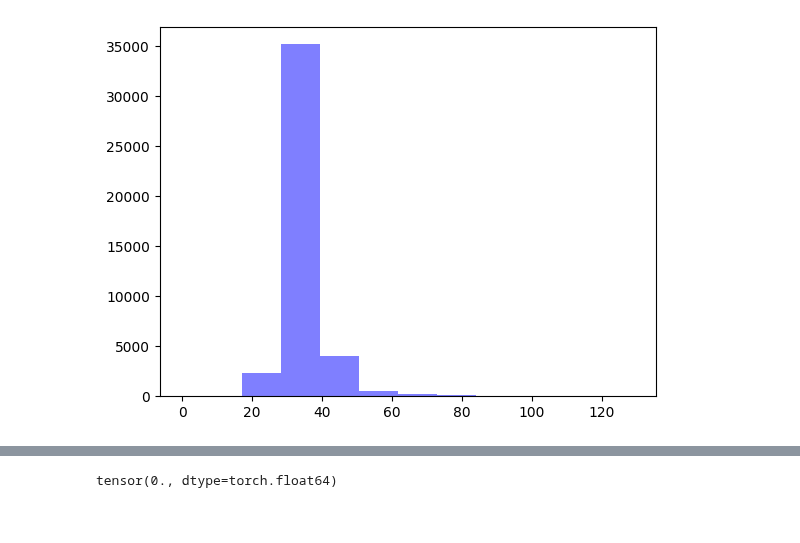
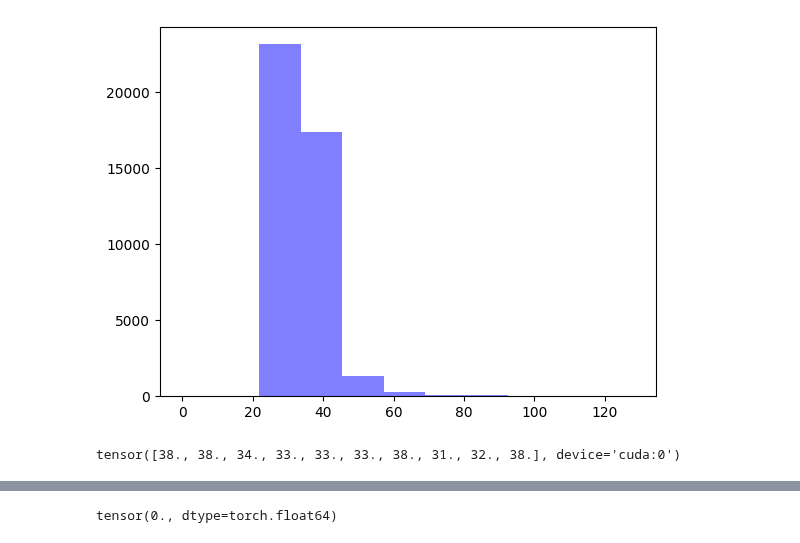
Before and after one commit to sharedw/NFL_sim, a Jupyter notebook: nn_models.ipynb, the cells around one changed output, grey strips where cells are left out. Saved outputs shown, nothing was run; the diff lists cells and outputs as text; code cells hidden in the pictures.

```diff
--- a/nn_models.ipynb
+++ b/nn_models.ipynb
@@ -80,8 +114,8 @@ game_context_cols = [
     "posteam_score",
     "defteam_score",
     "score_differential",
-    'quarter_seconds_remaining',
-    'half_seconds_remaining',
+    #'quarter_seconds_remaining',
+    #'half_seconds_remaining',
     'game_seconds_remaining',
     "wind",
     "temp",
@@ -118,5 +233,5 @@ dtype: int64
 # %%
-X = torch.Tensor((rushes[rush_yards_cols].values))
-y = torch.tensor(rushes['yards_shifted'].astype(int).values, dtype=torch.long)
+X = rushes[rush_yards_cols]
+y = rushes['yards_shifted']
 obs = len(X)
 num_feats = len(rush_yards_cols)
@@ -142,0 +238,9 @@ class WithDropout(nn.Module):
+# %%
+X_cat = torch.tensor(X[cat_columns].values, dtype=torch.int32)
+X_cont = torch.tensor(X[cont_columns].values, dtype=torch.float32)
+
+def get_sample(num_samples):
+    idx = np.random.randint(0,len(X_cat), num_samples)
+    return (X_cat[idx], X_cont[idx])
+
+get_sample(2)
@@ -142,0 +258,16 @@ class WithDropout(nn.Module):
+# %%
+model = FTTransformer(
+    categories = (4, 2),      # tuple containing the number of unique values within each category
+    num_continuous = 15,                # number of continuous values
+    dim = 32,                           # dimension, paper set at 32
+    dim_out = 130,                        # binary prediction, but could be anything
+    depth = 6,                          # depth, paper recommended 6
+    heads = 8,                          # heads, paper recommends 8
+    attn_dropout = 0.1,                 # post-attention dropout
+    ff_dropout = 0.1                    # feed forward dropout
+).to('cuda')
+            # numerical value
+c,n = get_sample(550)
+print(c.shape, n.shape)
+pred = model(c.to('cuda'),n.to('cuda'))
+pred
@@ -199,5 +356,5 @@ def train_model(X, y, n_in, n_out,n_hidden=50, epochs=20, batch_size=512):
     plt.hist(test_y.to('cpu'), alpha=0.5, color='b')
     return model
 # %%
-rush_yards_model = train_model(X,y, 22, 130, n_hidden = 1000, epochs=10) # 2.90,
+rush_yards_model = train_model(X,y, 17, 130, n_hidden = 1024, epochs=10) # 2.937 loss, 0.1279 acc
 # %% [output]
@@ -215 +372 @@ Test Loss: 2.9098, Test Accuracy: 0.1174
-[figure, old version]
+[figure, new version]
@@ -215,0 +383,4 @@ Test Loss: 2.9098, Test Accuracy: 0.1174
+# %%
+ydl_shift
+# %% [output]
+tensor([38., 38., 34., 33., 33., 33., 38., 31., 32., 38.], device='cuda:0')
```
Also changed, not shown: parts of 37 cells of this notebook, 18 other files.
